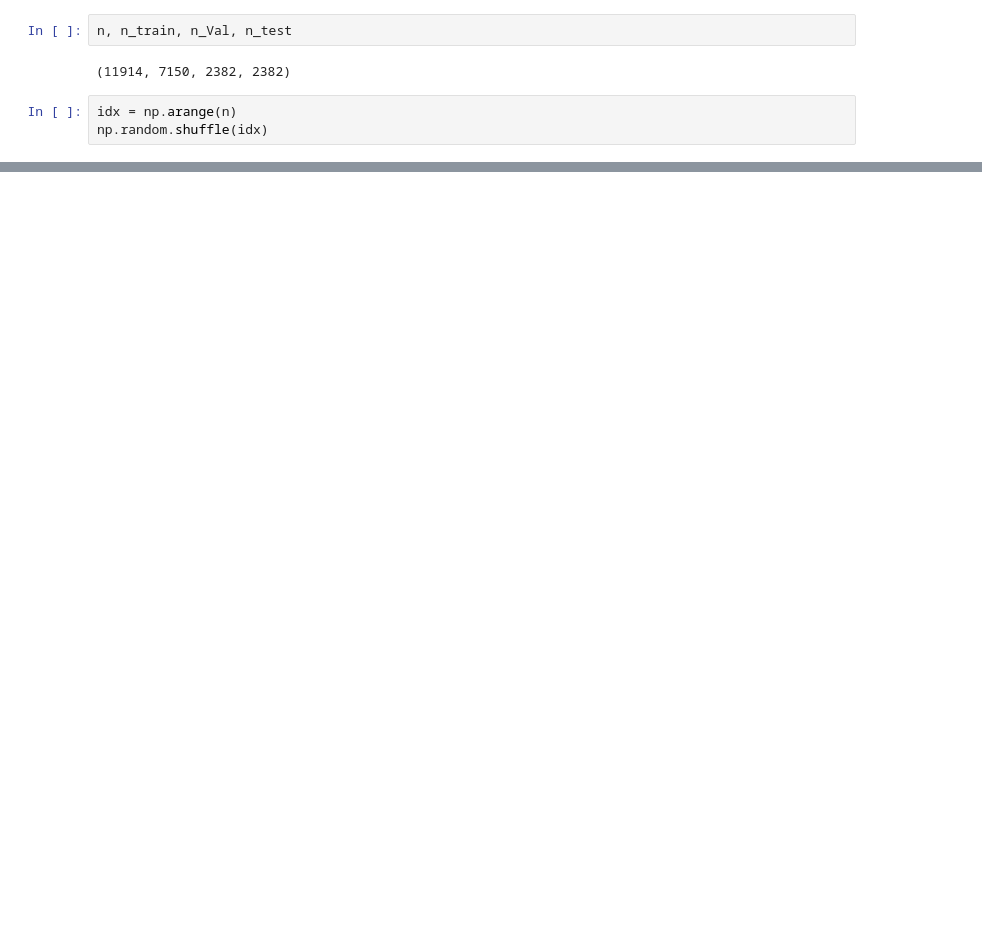
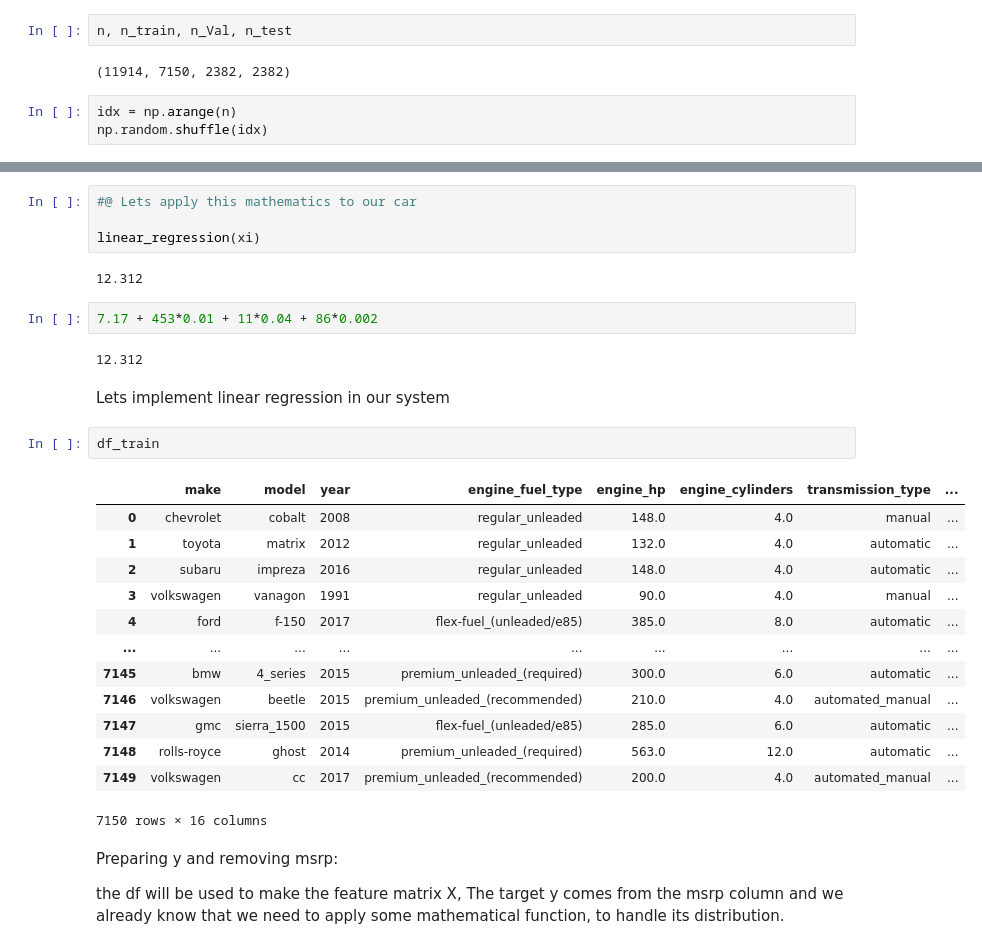
Before and after one commit to asmipandey18/Machine_learning, a Jupyter notebook: Regression_ML.ipynb, the cells around one changed output, grey strips where cells are left out. Cells and saved outputs as stored; diff of their text form; blank space fills up the shorter version.

```diff
--- a/Regression_ML.ipynb
+++ b/Regression_ML.ipynb
@@ -308,0 +408,32 @@ SO far
+# %%
+#@ Lets apply this mathematics to our car
+
+linear_regression(xi)
+# %% [output]
+12.312
+# %%
+7.17 + 453*0.01 + 11*0.04 + 86*0.002
+# %% [output]
+12.312
+# %% [markdown]
+Lets implement linear regression in our system
+# %%
+df_train
+# %% [output]
+|  | make | model | year | engine_fuel_type | engine_hp | engine_cylinders | transmission_type | ... |
+| 0 | chevrolet | cobalt | 2008 | regular_unleaded | 148.0 | 4.0 | manual | ... |
+| 1 | toyota | matrix | 2012 | regular_unleaded | 132.0 | 4.0 | automatic | ... |
+| 2 | subaru | impreza | 2016 | regular_unleaded | 148.0 | 4.0 | automatic | ... |
+| 3 | volkswagen | vanagon | 1991 | regular_unleaded | 90.0 | 4.0 | manual | ... |
+| 4 | ford | f-150 | 2017 | flex-fuel_(unleaded/e85) | 385.0 | 8.0 | automatic | ... |
+| ... | ... | ... | ... | ... | ... | ... | ... | ... |
+| 7145 | bmw | 4_series | 2015 | premium_unleaded_(required) | 300.0 | 6.0 | automatic | ... |
+| 7146 | volkswagen | beetle | 2015 | premium_unleaded_(recommended) | 210.0 | 4.0 | automated_manual | ... |
+| 7147 | gmc | sierra_1500 | 2015 | flex-fuel_(unleaded/e85) | 285.0 | 6.0 | automatic | ... |
+| 7148 | rolls-royce | ghost | 2014 | premium_unleaded_(required) | 563.0 | 12.0 | automatic | ... |
+| 7149 | volkswagen | cc | 2017 | premium_unleaded_(recommended) | 200.0 | 4.0 | automated_manual | ... |
+7150 rows × 16 columns
+# %% [markdown]
+Preparing y and removing msrp:
+
+the df will be used to make the feature matrix X, The target y comes from the msrp column and we already know that we need to apply some mathematical function, to handle its distribution.
```
Also changed, not shown: parts of 22 cells of this notebook.
